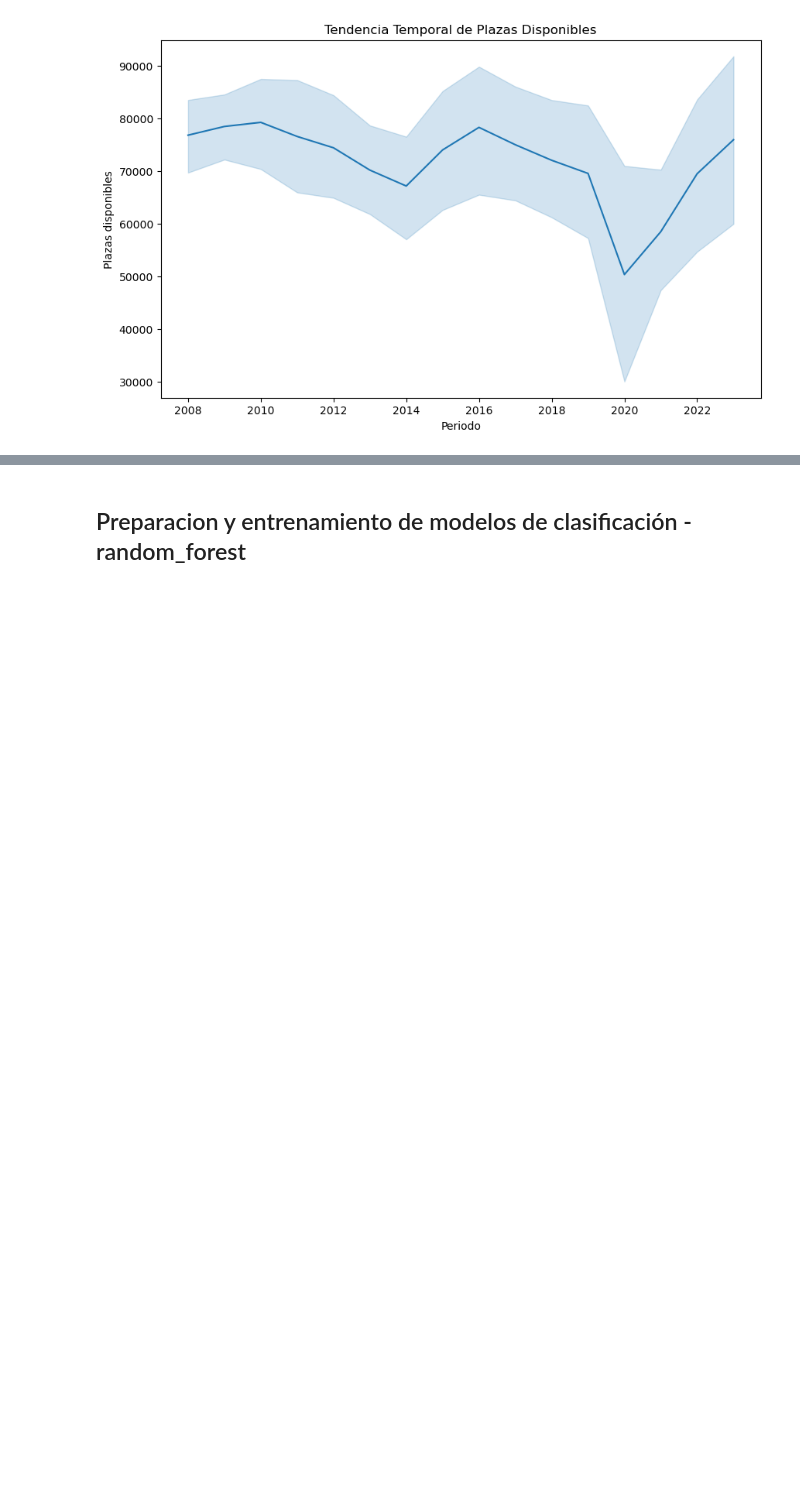
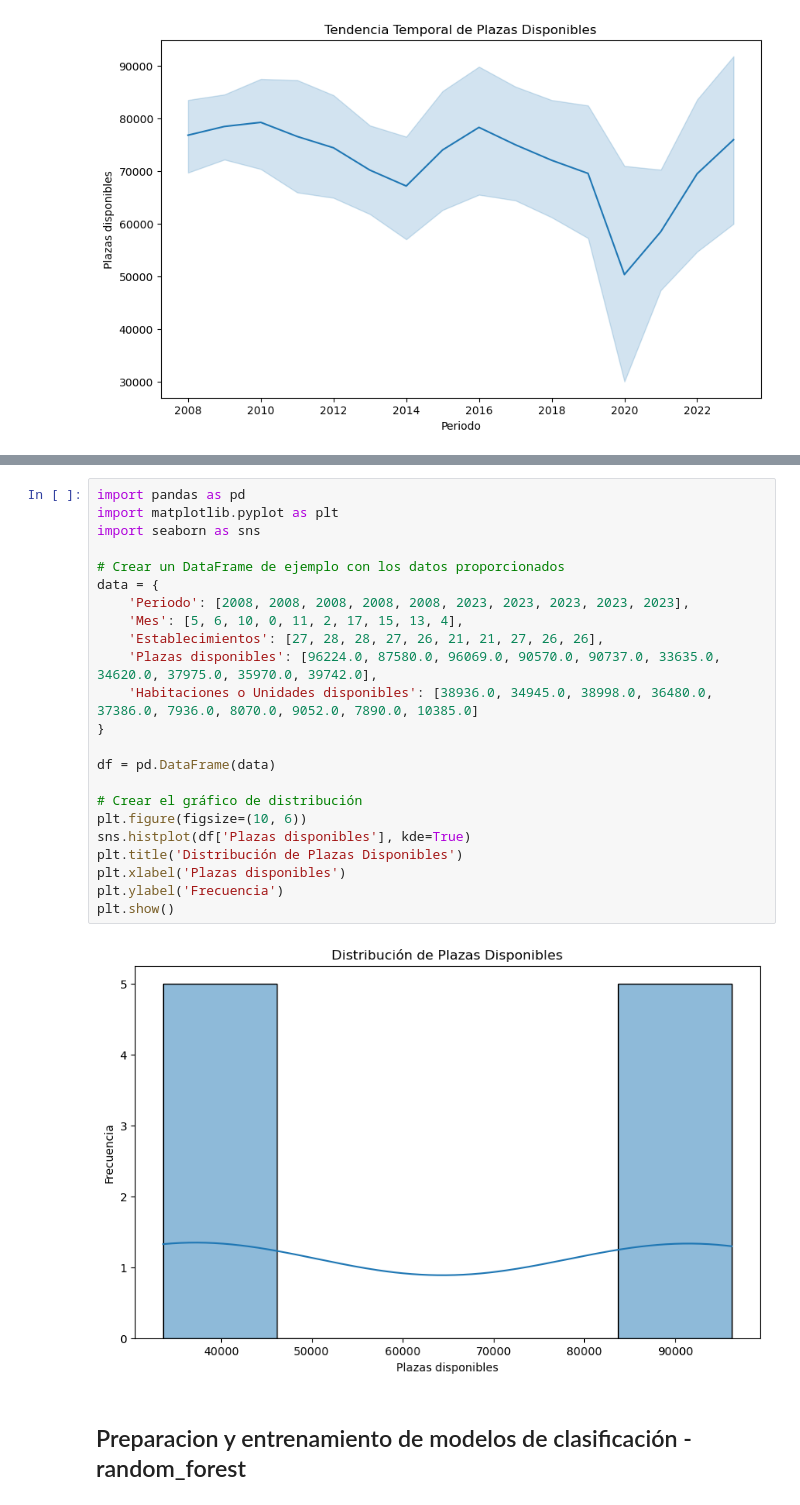
Before and after one commit to edfedo/Plazas_Disponibles_Hotelero, a Jupyter notebook: notebooks/1_plazas_disponibles_hotelero.ipynb, the cells around one changed output, grey strips where cells are left out. Cells and saved outputs as stored; diff of their text form; blank space fills up the shorter version.

```diff
--- a/notebooks/1_plazas_disponibles_hotelero.ipynb
+++ b/notebooks/1_plazas_disponibles_hotelero.ipynb
@@ -197,3 +281,28 @@ plt.show()
+# %%
+import pandas as pd
+import matplotlib.pyplot as plt
+import seaborn as sns
+
+# Crear un DataFrame de ejemplo con los datos proporcionados
+data = {
+    'Periodo': [2008, 2008, 2008, 2008, 2008, 2023, 2023, 2023, 2023, 2023],
+    'Mes': [5, 6, 10, 0, 11, 2, 17, 15, 13, 4],
+    'Establecimientos': [27, 28, 28, 27, 26, 21, 21, 27, 26, 26],
+    'Plazas disponibles': [96224.0, 87580.0, 96069.0, 90570.0, 90737.0, 33635.0, 34620.0, 37975.0, 35970.0, 39742.0],
+    'Habitaciones o Unidades disponibles': [38936.0, 34945.0, 38998.0, 36480.0, 37386.0, 7936.0, 8070.0, 9052.0, 7890.0, 10385.0]
+}
+
+df = pd.DataFrame(data)
+
+# Crear el gráfico de distribución
+plt.figure(figsize=(10, 6))
+sns.histplot(df['Plazas disponibles'], kde=True)
+plt.title('Distribución de Plazas Disponibles')
+plt.xlabel('Plazas disponibles')
+plt.ylabel('Frecuencia')
+plt.show()
+# %% [output]
+[figure, added]
 # %% [markdown]
 ## Preparacion y entrenamiento de modelos de clasificación - random_forest
 # %% [markdown]
```
Also changed, not shown: parts of 3 cells of this notebook.
